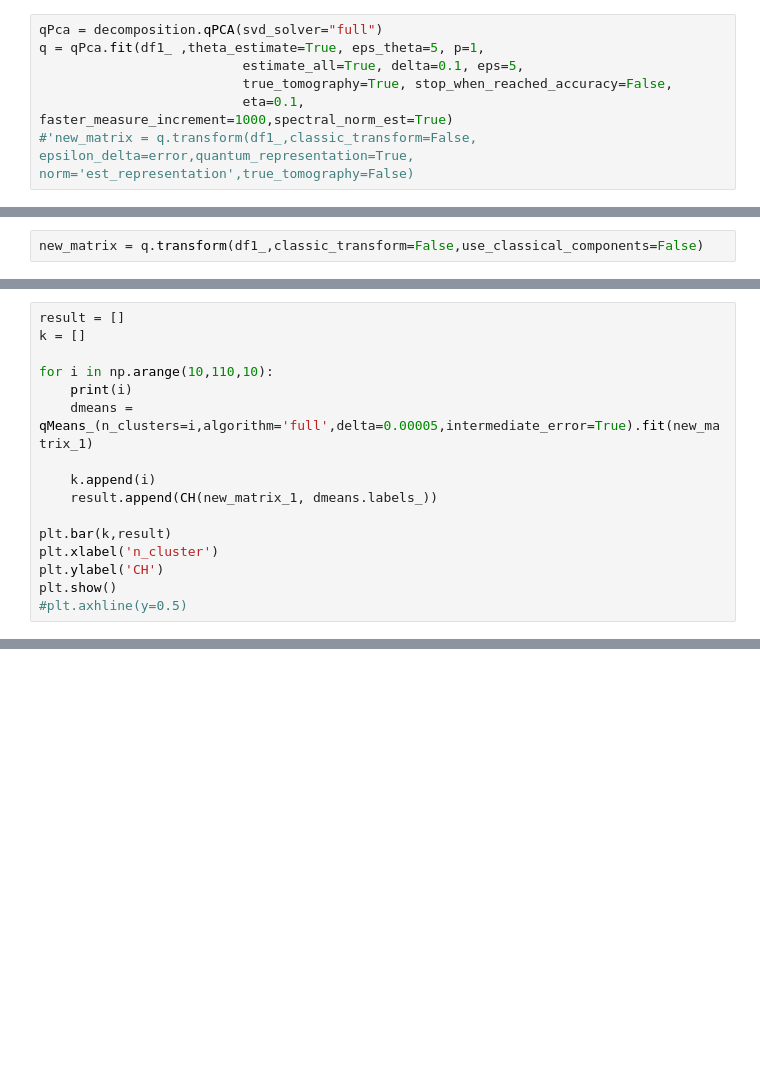
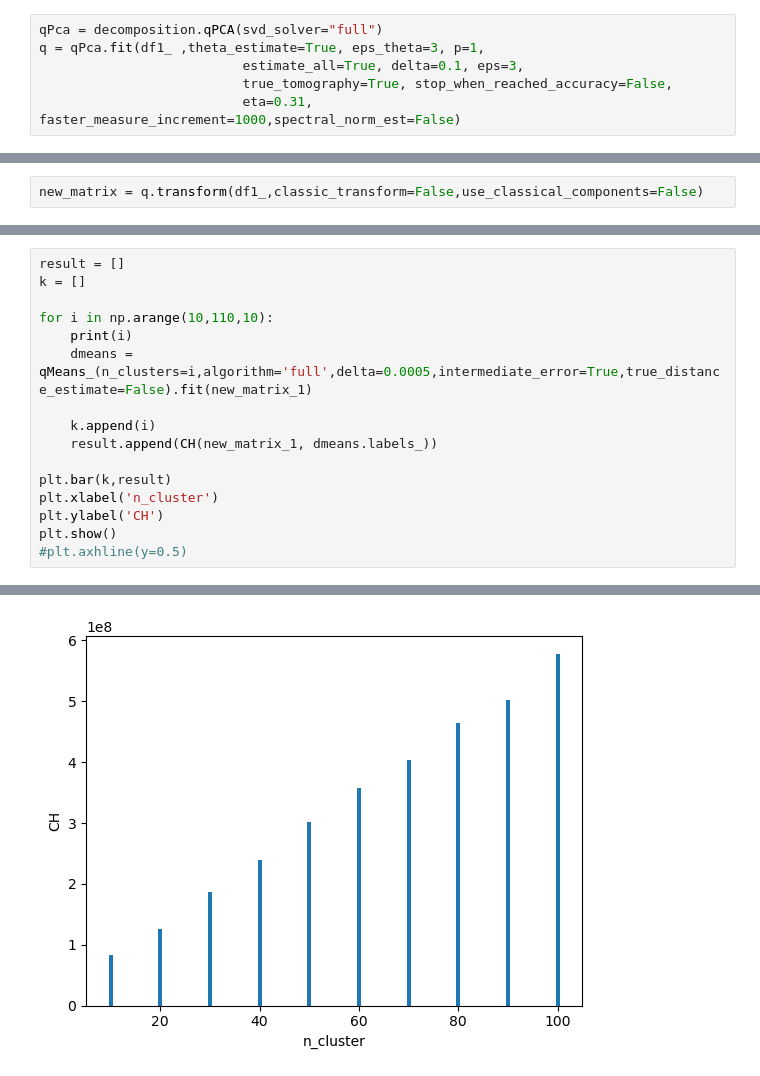
Before and after one commit to tommasofioravanti/sq-learn-experiments, a Jupyter notebook: Cybersecurity/PCA+KMEANS.ipynb, the cells around one changed output, grey strips where cells are left out. Saved outputs shown, nothing was run; the diff lists cells and outputs as text; blank space fills up the shorter version.

```diff
--- a/Cybersecurity/PCA+KMEANS.ipynb
+++ b/Cybersecurity/PCA+KMEANS.ipynb
@@ -140,10 +140,9 @@ plt.show()
 # Qpca + Dmeans
 # %%
 qPca = decomposition.qPCA(svd_solver="full")
-q = qPca.fit(df1_ ,theta_estimate=True, eps_theta=5, p=1,
-                          estimate_all=True, delta=0.1, eps=5,
+q = qPca.fit(df1_ ,theta_estimate=True, eps_theta=3, p=1,
+                          estimate_all=True, delta=0.1, eps=3,
                           true_tomography=True, stop_when_reached_accuracy=False,
-                          eta=0.1, faster_measure_increment=1000,spectral_norm_est=True)
-#'new_matrix = q.transform(df1_,classic_transform=False, epsilon_delta=error,quantum_representation=True, norm='est_representation',true_tomography=False)
+                          eta=0.31, faster_measure_increment=1000,spectral_norm_est=False)
 # %% [output]
 Ok_theta
@@ -175,7 +174,7 @@ k = []
 
 for i in np.arange(10,110,10):
     print(i)
-    dmeans = qMeans_(n_clusters=i,algorithm='full',delta=0.00005,intermediate_error=True).fit(new_matrix_1)
+    dmeans = qMeans_(n_clusters=i,algorithm='full',delta=0.0005,intermediate_error=True,true_distance_estimate=False).fit(new_matrix_1)
 
     k.append(i)
     result.append(CH(new_matrix_1, dmeans.labels_))
@@ -205,0 +205 @@ plt.show()
+[figure, added]
```
Also changed, not shown: parts of 4 cells of this notebook.
